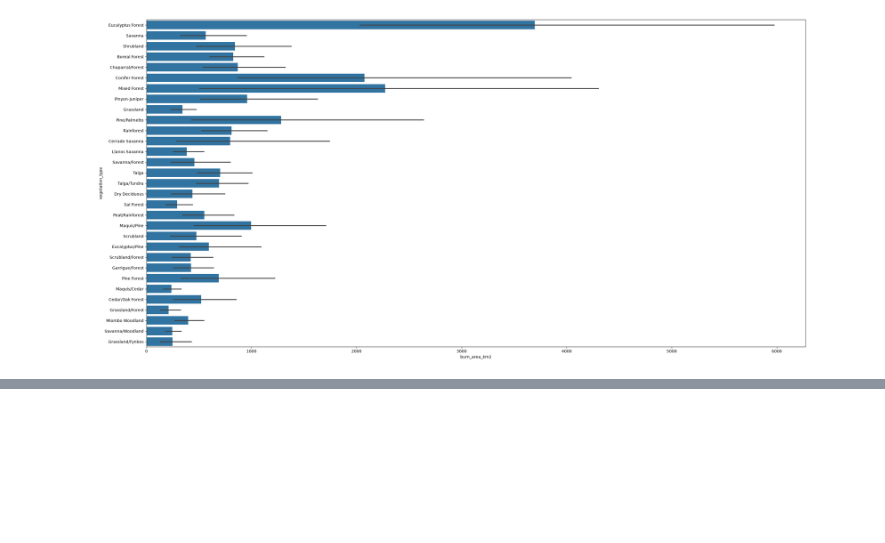
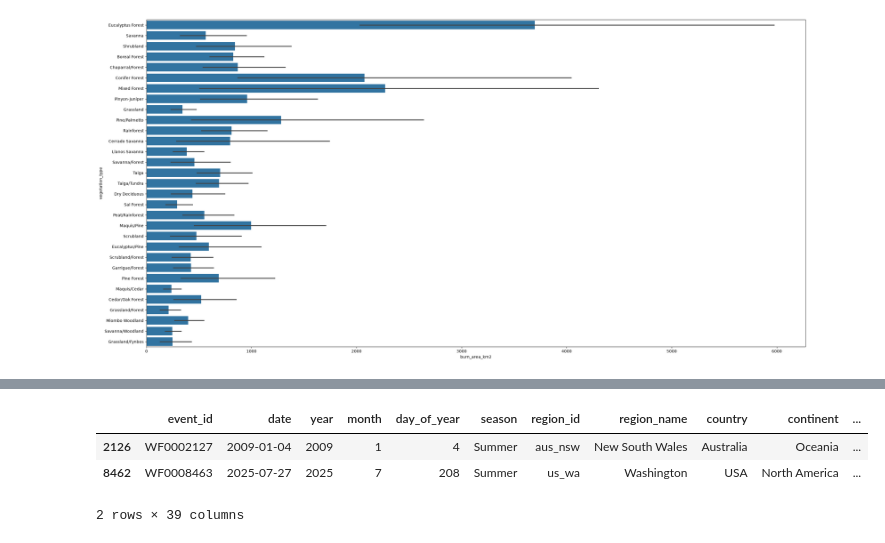
Before and after one commit to EdKinge/Wildfire-ML-Project, a Jupyter notebook: co2_prediction.ipynb, the cells around one changed output, grey strips where cells are left out. Saved outputs shown, nothing was run; the diff lists cells and outputs as text; code cells hidden in the pictures; blank space fills up the shorter version.

```diff
--- a/co2_prediction.ipynb
+++ b/co2_prediction.ipynb
@@ -47,0 +70,7 @@ sns.barplot(x=df["burn_area_km2"], y=df["vegetation_type"])
+# %%
+df.loc[df["burn_area_km2"] > 350000]
+# %% [output]
+|  | event_id | date | year | month | day_of_year | season | region_id | region_name | country | continent | ... |
+| 2126 | WF0002127 | 2009-01-04 | 2009 | 1 | 4 | Summer | aus_nsw | New South Wales | Australia | Oceania | ... |
+| 8462 | WF0008463 | 2025-07-27 | 2025 | 7 | 208 | Summer | us_wa | Washington | USA | North America | ... |
+2 rows × 39 columns
```
Also changed, not shown: parts of 5 cells of this notebook.
